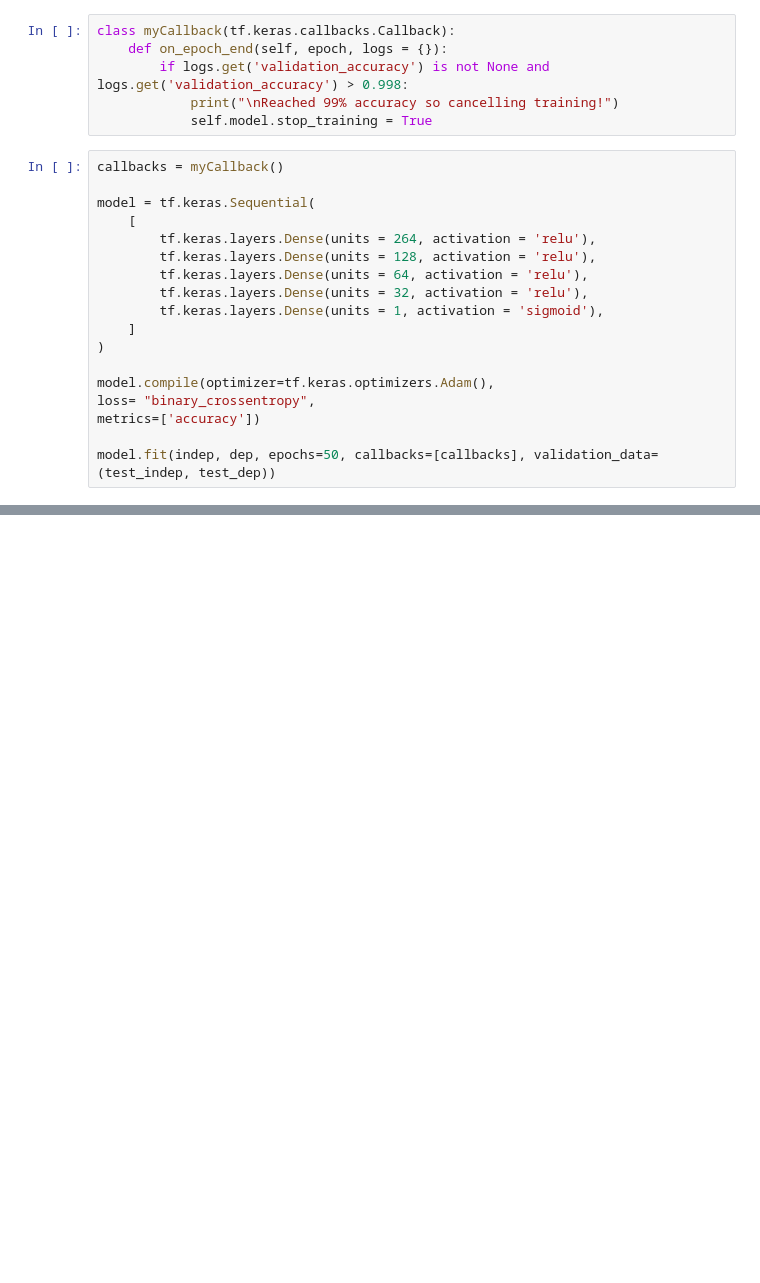
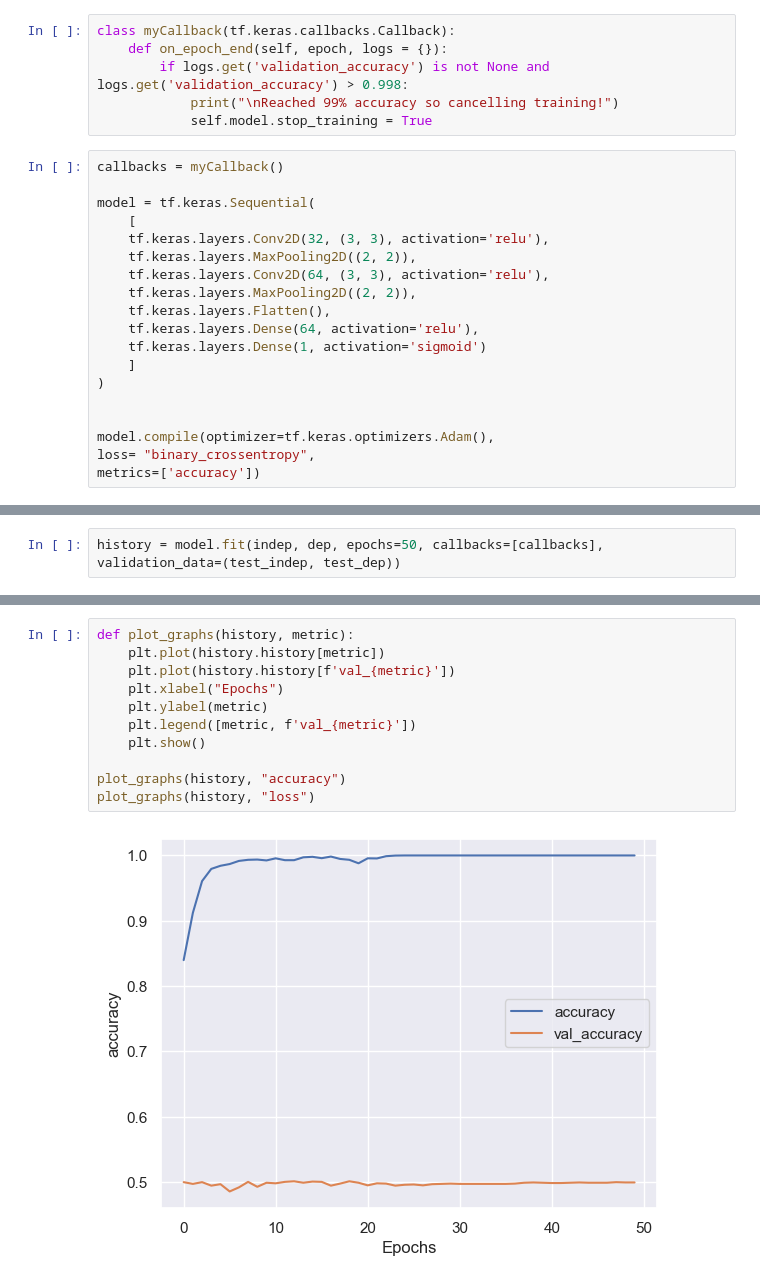
Before and after one commit to Harri200191/Fake_AI_Photos_Detection, a Jupyter notebook: Main.ipynb, the cells around one changed output, grey strips where cells are left out. Cells and saved outputs as stored; diff of their text form; blank space fills up the shorter version.

```diff
--- a/Main.ipynb
+++ b/Main.ipynb
@@ -97,16 +125,17 @@ callbacks = myCallback()
 
 model = tf.keras.Sequential(
     [
-        tf.keras.layers.Dense(units = 264, activation = 'relu'),
-        tf.keras.layers.Dense(units = 128, activation = 'relu'),
-        tf.keras.layers.Dense(units = 64, activation = 'relu'),
-        tf.keras.layers.Dense(units = 32, activation = 'relu'),
-        tf.keras.layers.Dense(units = 1, activation = 'sigmoid'),
+    tf.keras.layers.Conv2D(32, (3, 3), activation='relu'),
+    tf.keras.layers.MaxPooling2D((2, 2)),
+    tf.keras.layers.Conv2D(64, (3, 3), activation='relu'),
+    tf.keras.layers.MaxPooling2D((2, 2)),
+    tf.keras.layers.Flatten(),
+    tf.keras.layers.Dense(64, activation='relu'),
+    tf.keras.layers.Dense(1, activation='sigmoid')
     ]
 )
+
 
 model.compile(optimizer=tf.keras.optimizers.Adam(),
 loss= "binary_crossentropy",
 metrics=['accuracy'])
-
-model.fit(indep, dep, epochs=50, callbacks=[callbacks], validation_data=(test_indep, test_dep))
@@ -131,0 +142,2 @@ Epoch 50/50
+# %%
+history = model.fit(indep, dep, epochs=50, callbacks=[callbacks], validation_data=(test_indep, test_dep))
@@ -131,0 +170,13 @@ Epoch 50/50
+# %%
+def plot_graphs(history, metric):
+    plt.plot(history.history[metric])
+    plt.plot(history.history[f'val_{metric}'])
+    plt.xlabel("Epochs")
+    plt.ylabel(metric)
+    plt.legend([metric, f'val_{metric}'])
+    plt.show()
+
+plot_graphs(history, "accuracy")
+plot_graphs(history, "loss")
+# %% [output]
+[figure, added]
```
Also changed, not shown: parts of 24 cells of this notebook.
